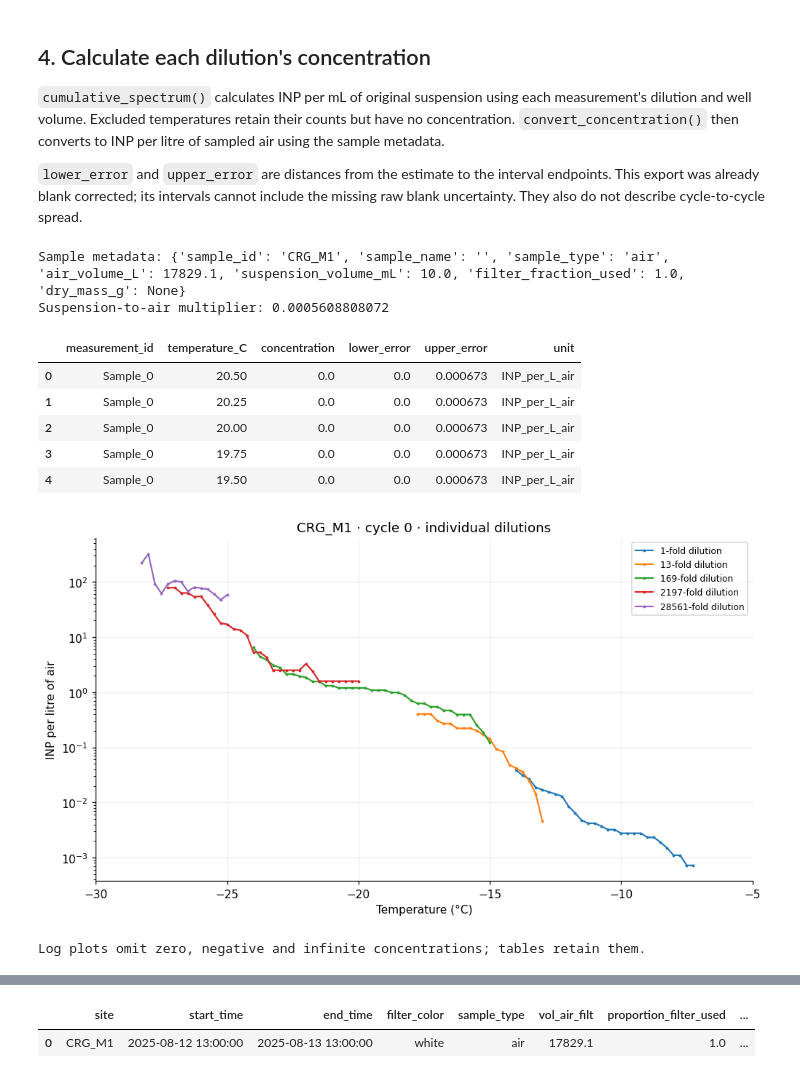
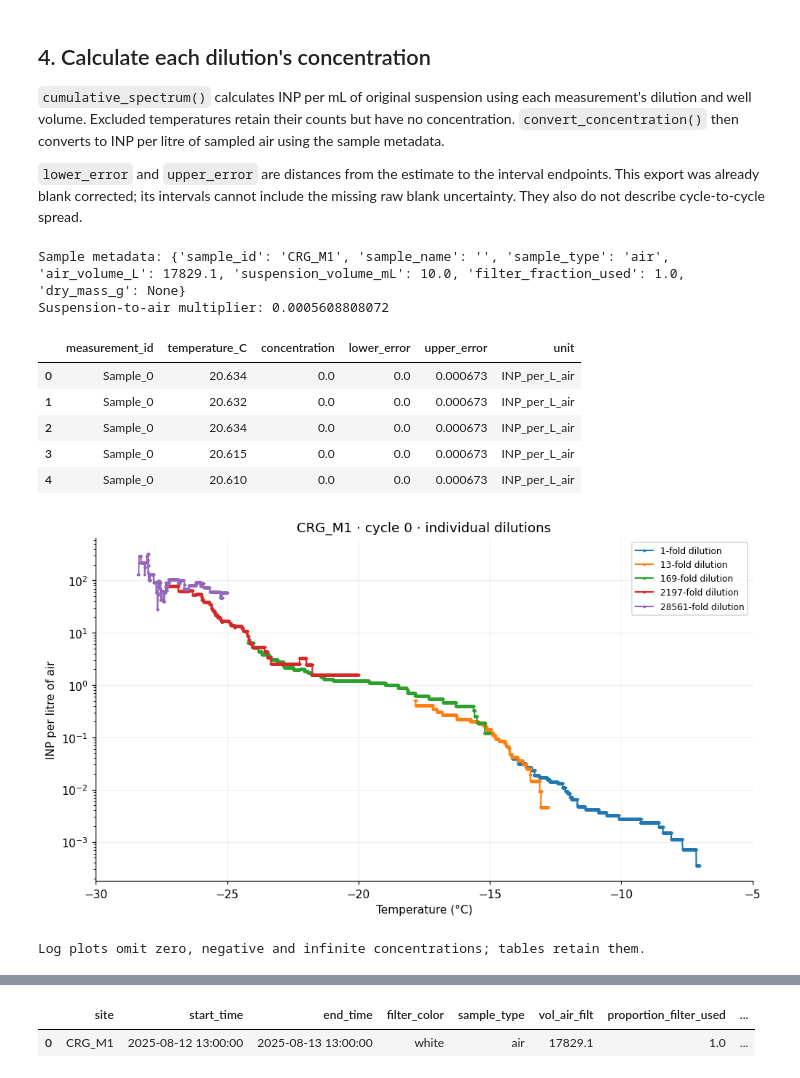
Before and after one commit to bochens/inptk, a Jupyter notebook: notebook/icescopy_freeze_count_to_air_inp_demo.ipynb, the cells around one changed output, grey strips where cells are left out. Cells and saved outputs as stored; diff of their text form; code cells hidden in the pictures.

Commit message:
Preserve native observations and combine independent runs with their own blanks

```diff
--- a/notebook/icescopy_freeze_count_to_air_inp_demo.ipynb
+++ b/notebook/icescopy_freeze_count_to_air_inp_demo.ipynb
@@ -208,20 +208,15 @@ Decreases in the supplied fractions remain visible.
 # %%
-fractions = inptk.frozen_fraction(
-    experiment.counts,
-    step_C=TEMPERATURE_STEP_C,
-    temperature_method=TEMPERATURE_METHOD,
-    temperature_tolerance_C=TEMPERATURE_TOLERANCE_C,
-)
+fractions = inptk.frozen_fraction(experiment)
 fraction_df = fractions.to_dataframe()
-print(f"Frozen-fraction rows: {len(fraction_df):,}; grid spacing: {TEMPERATURE_STEP_C} °C")
+print(f"Original frozen-fraction observations: {len(fraction_df):,}")
 display(fraction_df[["sample_id", "cycle_id", "measurement_id", "temperature_C", "n_total", "n_frozen", "fraction_frozen"]].head())
 
 fig, ax = plt.subplots(figsize=(9, 5), layout="constrained")
 for measurement_id, frame in fractions.select(**plot_selection).to_dataframe().groupby("measurement_id", sort=False):
-    frame = frame.sort_values("temperature_C", ascending=False)
+    frame = frame.sort_values("time_s", kind="stable")
     dilution = experiment.measurements[measurement_id].dilution
     ax.plot(frame.temperature_C, frame.fraction_frozen, "o-", ms=2.5, lw=1, label=f"{dilution:g}-fold dilution")
-ax.set(title=f"{PLOT_SAMPLE_ID} · cycle {PLOT_CYCLE_ID} · temperature-grid fractions", xlabel="Temperature (°C)", ylabel="Fraction frozen", xlim=TEMPERATURE_XLIM)
+ax.set(title=f"{PLOT_SAMPLE_ID} · cycle {PLOT_CYCLE_ID} · original frozen fractions", xlabel="Temperature (°C)", ylabel="Fraction frozen", xlim=TEMPERATURE_XLIM)
 ax.legend(fontsize=8, loc="lower right")
 ax.grid(alpha=0.2)
 plt.show()
@@ -262,38 +257,48 @@ display(individual_air.select(**plot_selection).to_dataframe()[[
 Sample metadata: {'sample_id': 'CRG_M1', 'sample_name': '', 'sample_type': 'air', 'air_volume_L': 17829.1, 'suspension_volume_mL': 10.0, 'filter_fraction_used': 1.0, 'dry_mass_g': None}
 Suspension-to-air multiplier: 0.0005608808072
 |  | measurement_id | temperature_C | concentration | lower_error | upper_error | unit |
-| 0 | Sample_0 | 20.50 | 0.0 | 0.0 | 0.000673 | INP_per_L_air |
-| 1 | Sample_0 | 20.25 | 0.0 | 0.0 | 0.000673 | INP_per_L_air |
-| 2 | Sample_0 | 20.00 | 0.0 | 0.0 | 0.000673 | INP_per_L_air |
-| 3 | Sample_0 | 19.75 | 0.0 | 0.0 | 0.000673 | INP_per_L_air |
-| 4 | Sample_0 | 19.50 | 0.0 | 0.0 | 0.000673 | INP_per_L_air |
+| 0 | Sample_0 | 20.634 | 0.0 | 0.0 | 0.000673 | INP_per_L_air |
+| 1 | Sample_0 | 20.632 | 0.0 | 0.0 | 0.000673 | INP_per_L_air |
+| 2 | Sample_0 | 20.634 | 0.0 | 0.0 | 0.000673 | INP_per_L_air |
+| 3 | Sample_0 | 20.615 | 0.0 | 0.0 | 0.000673 | INP_per_L_air |
+| 4 | Sample_0 | 20.610 | 0.0 | 0.0 | 0.000673 | INP_per_L_air |
 # %%
 def draw_spectrum(ax, frame, *, label, color, show_errors=False, linestyle="-", alpha=1):
     """Plot one selected curve; retain gaps where a log plot cannot show a value."""
-    frame = frame.sort_values("temperature_C", ascending=False)
+    if "point_order" in frame:
+        frame = frame.sort_values("point_order", kind="stable")
+    elif "time_s" in frame:
+        frame = frame.sort_values("time_s", kind="stable")
+    # A new segment starts after an excluded observation; never connect across it.
+    if "segment_id" in frame and frame.segment_id.nunique() > 1:
+        for index, (_, segment) in enumerate(frame.groupby("segment_id", sort=False)):
+            draw_spectrum(ax, segment, label=label if index == 0 else None,
+                          color=color, show_errors=show_errors,
+                          linestyle=linestyle, alpha=alpha)
+        return
     visible = np.isfinite(frame.concentration) & (frame.concentration > 0)
     values = frame.concentration.where(visible)
     ax.plot(frame.temperature_C, values, color=color, linestyle=linestyle,
             marker=".", ms=3, lw=1.4, alpha=alpha, label=label)
     if show_errors:
         lower = frame.concentration - frame.lower_error
         upper = frame.concentration + frame.upper_error
         valid_band = visible & (lower > 0) & np.isfinite(lower) & np.isfinite(upper)
         ax.fill_between(frame.temperature_C, lower.where(valid_band), upper.where(valid_band),
                         color=color, alpha=0.13)
 
 
 fig, ax = plt.subplots(figsize=(9, 5), layout="constrained")
 for index, (measurement_id, frame) in enumerate(individual_air.select(**plot_selection).to_dataframe().groupby("measurement_id", sort=False)):
     dilution = experiment.measurements[measurement_id].dilution
     draw_spectrum(ax, frame, label=f"{dilution:g}-fold dilution", color=f"C{index}")
 ax.set(yscale="log", title=f"{PLOT_SAMPLE_ID} · cycle {PLOT_CYCLE_ID} · individual dilutions",
        xlabel="Temperature (°C)", ylabel="INP per litre of air", xlim=TEMPERATURE_XLIM)
 ax.legend(fontsize=8)
 ax.grid(alpha=0.2)
 plt.show()
 print("Log plots omit zero, negative and infinite concentrations; tables retain them.")
 # %% [output]
-[figure, old version]
+[figure, new version]
 Log plots omit zero, negative and infinite concentrations; tables retain them.
 # %% [markdown]
```
Also changed, not shown: parts of 12 cells of this notebook, 35 other files.
